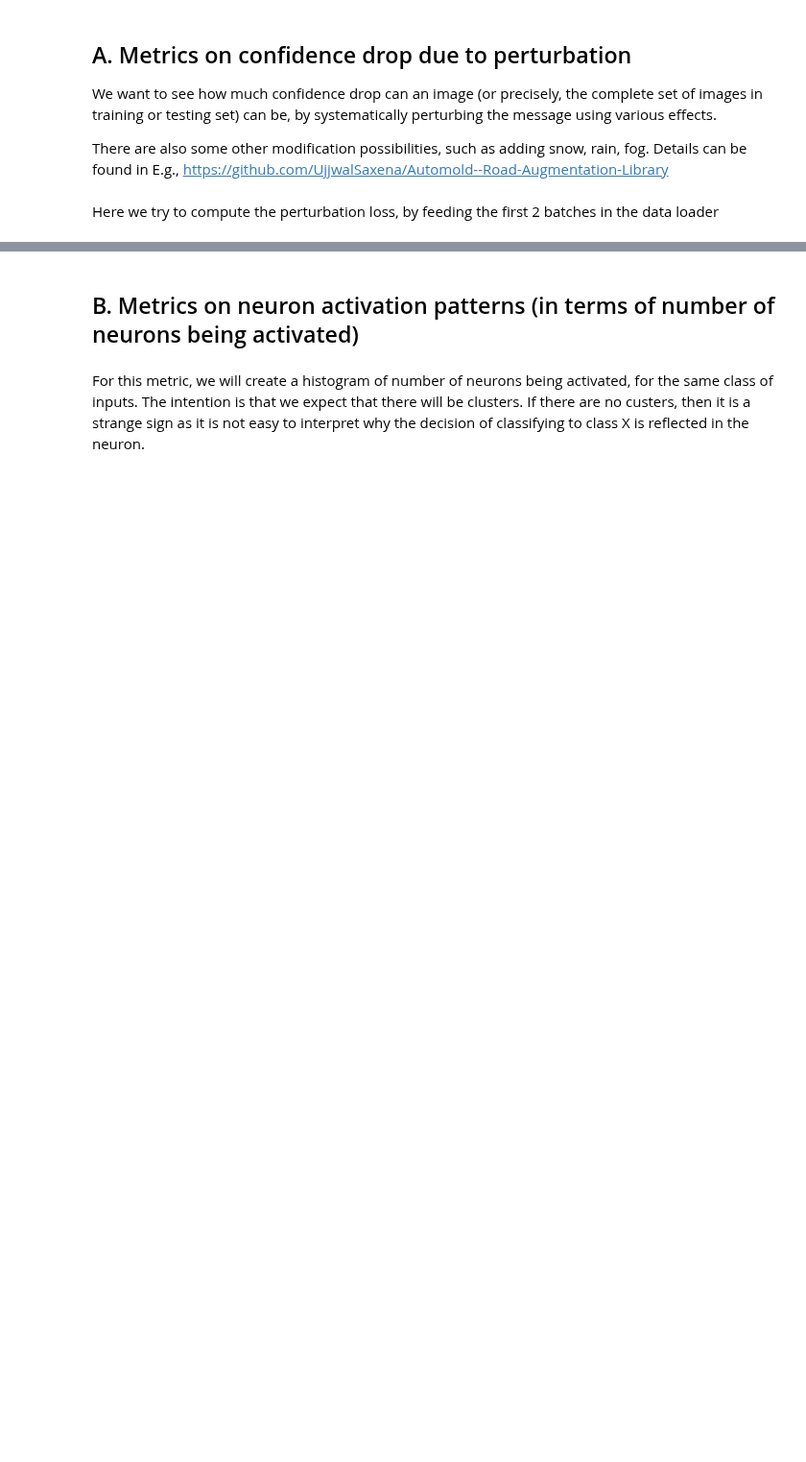
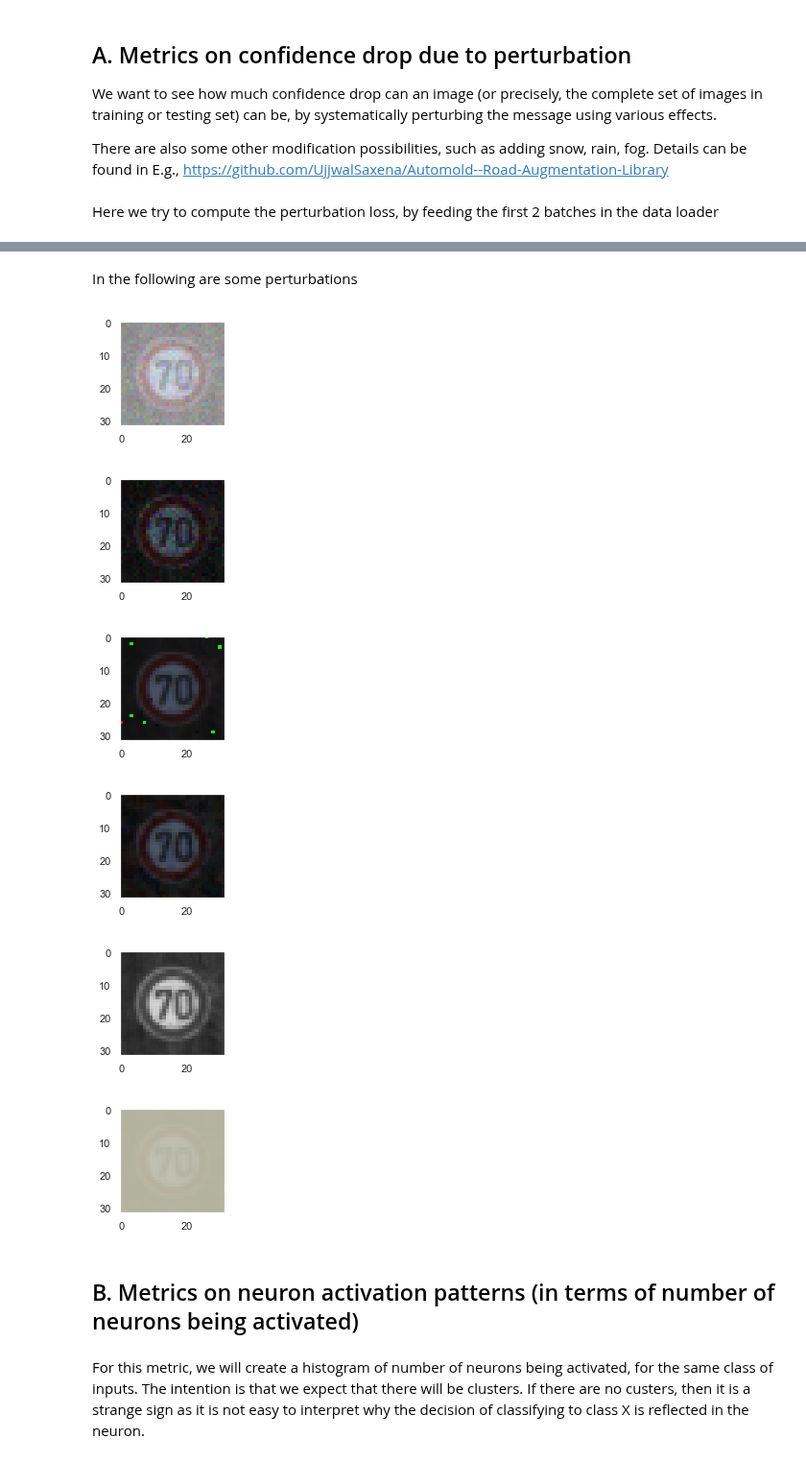
Before and after one commit to dependable-ai/nn-dependability-kit, a Jupyter notebook: GTSRB_AdditionalMetrics.ipynb, the cells around one changed output, grey strips where cells are left out. Shown at 96% size. Saved outputs shown, nothing was run; the diff lists cells and outputs as text; code cells hidden in the pictures; blank space fills up the shorter version.

```diff
--- a/GTSRB_AdditionalMetrics.ipynb
+++ b/GTSRB_AdditionalMetrics.ipynb
@@ -315,3 +325,46 @@ metric1.printMetricQuantity("AVERAGE_LOSS")
+# %% [markdown]
+In the following are some perturbations
+# %%
+imageFor = np.moveaxis(image, 0, -1)
+
+# Gaussian noise
+result1 = np.moveaxis(PerturbationLoss.add_noise("gauss", imageFor), -1, 0)
+util.displayGTSRB(result1)
+
+
+# poisson noise
+result2 = np.moveaxis(PerturbationLoss.add_noise("poisson", imageFor), -1, 0)
+util.displayGTSRB(result2)
+
+
+# salt-and-pepper
+result3 = np.moveaxis(PerturbationLoss.add_noise("s&p", imageFor), -1, 0)
+util.displayGTSRB(result3)
+
+
+# FGSM
+img = (torch.from_numpy(image)).unsqueeze(0)
+lab = (torch.from_numpy(label)).unsqueeze(0)
+adv_img, noise, attackSuccessful = PerturbationLoss.iterative_FGSM_attack(img, lab, net)
+util.displayGTSRB(adv_img.numpy()[0])
+
+
+# Snow
+imagep = PerturbationLoss.add_weather(imageFor, "snow")
+result5 = np.moveaxis(imagep/255.0, -1, 0)
+util.displayGTSRB(result5)
+
+# Haze
+imagep = PerturbationLoss.add_weather(imageFor, "haze")
+result6 = np.moveaxis(imagep, -1, 0)
+util.displayGTSRB(result6)
+# %% [output]
+[figure, added]
+[figure, added]
+[figure, added]
+[figure, added]
+[figure, added]
+[figure, added]
 # %% [markdown]
 ## B. Metrics on neuron activation patterns (in terms of number of neurons being activated)
 # %% [markdown]
```
Also changed, not shown: parts of 12 cells of this notebook, 2 other files.
